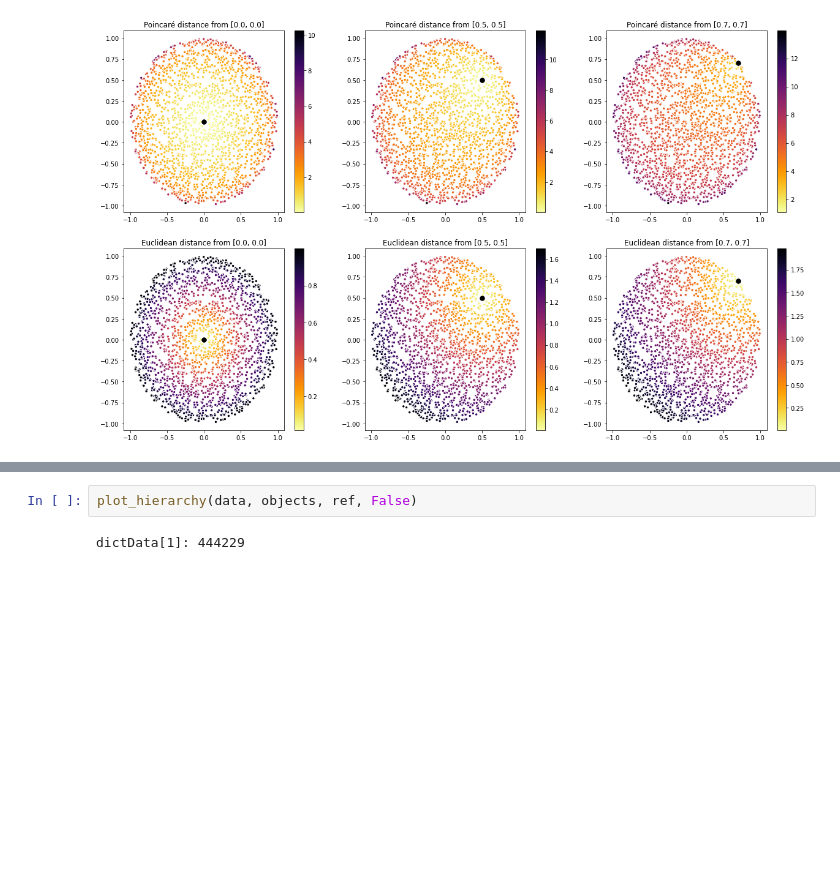
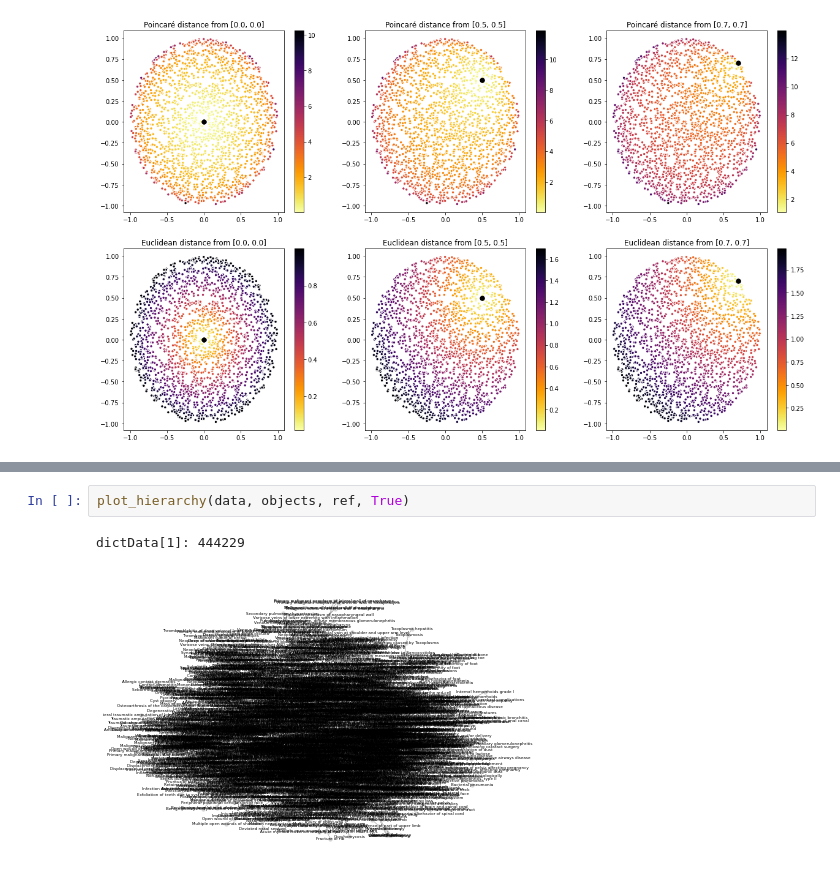
Before and after one commit to mi-erasmusmc/omop-poincare, a Jupyter notebook: main_notebook.ipynb, the cells around one changed output, grey strips where cells are left out. Drawn from its saved outputs; the diff is of its cells as text; blank space fills up the shorter version.

```diff
--- a/main_notebook.ipynb
+++ b/main_notebook.ipynb
@@ -42,7 +42,8 @@ Nodes: 2784
 # %%
-plot_hierarchy(data, objects, ref, False)
+plot_hierarchy(data, objects, ref, True)
 # %% [output]
 dictData[1]: 444229
+[figure, added]
 # %%
 train(data=data, weights=weights, objects=objects, neighbors=neighbors,
       diff_summed=diff_summed, num_relations=num_relations,
```
Also changed, not shown: parts of 4 cells of this notebook, 3 other files.
